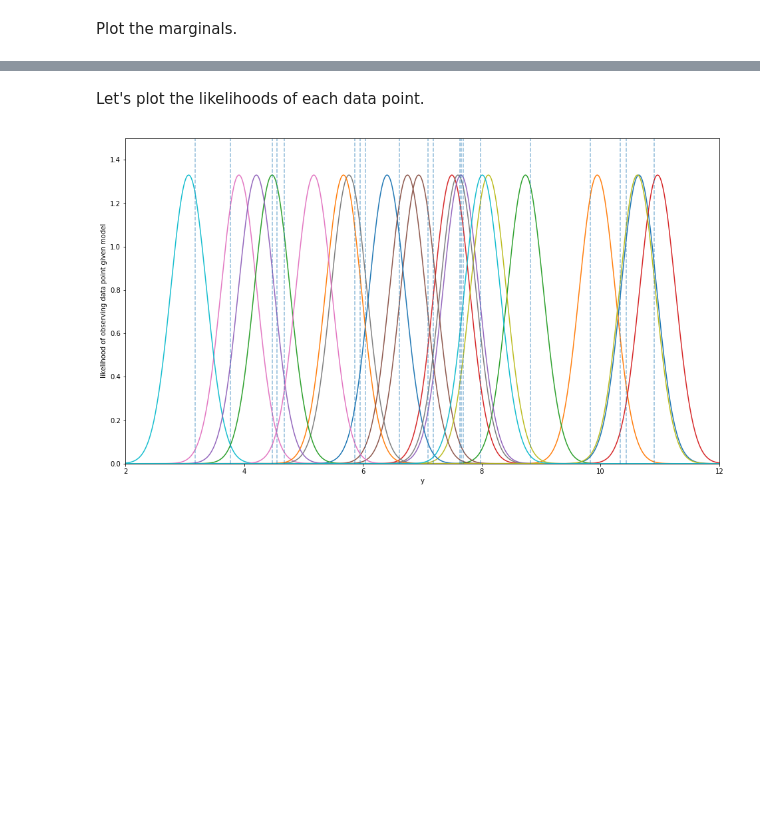
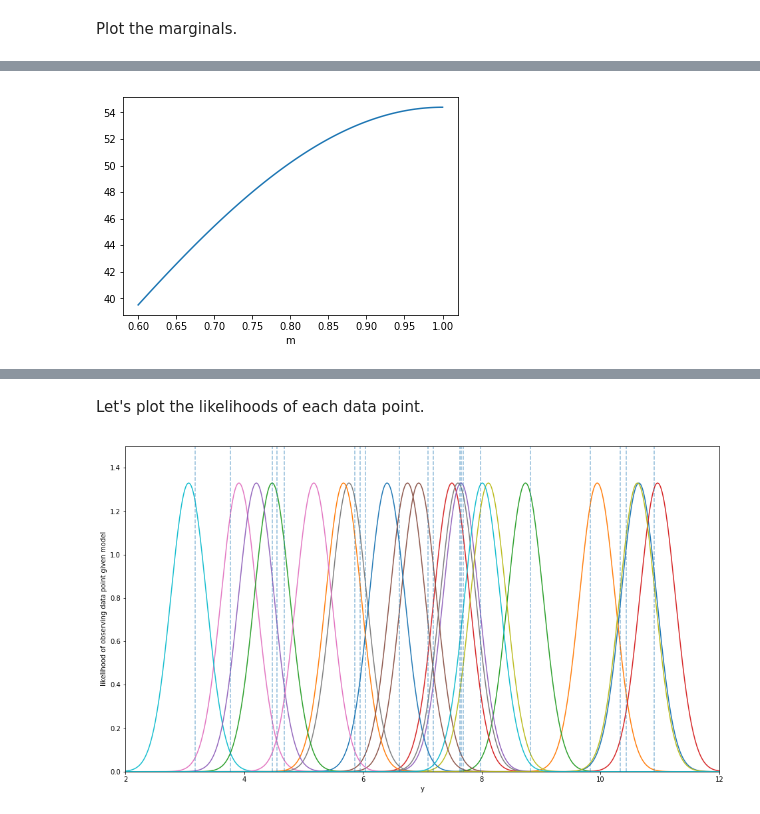
Before and after one commit to RuthAngus/Probabilistic-inference-tutorial, a Jupyter notebook: Bayesian_inference_tutorial.ipynb, the cells around one changed output, grey strips where cells are left out. Cells and saved outputs as stored; diff of their text form; code cells hidden in the pictures; blank space fills up the shorter version.

```diff
--- a/Bayesian_inference_tutorial.ipynb
+++ b/Bayesian_inference_tutorial.ipynb
@@ -541,0 +577,5 @@ Text(0.5,0,'y')
+# %%
+plt.plot(M[:, 0], np.sum(priors, axis=1));
+plt.xlabel("m");
+# %% [output]
+[figure, added]
```
Also changed, not shown: parts of 55 cells of this notebook.
